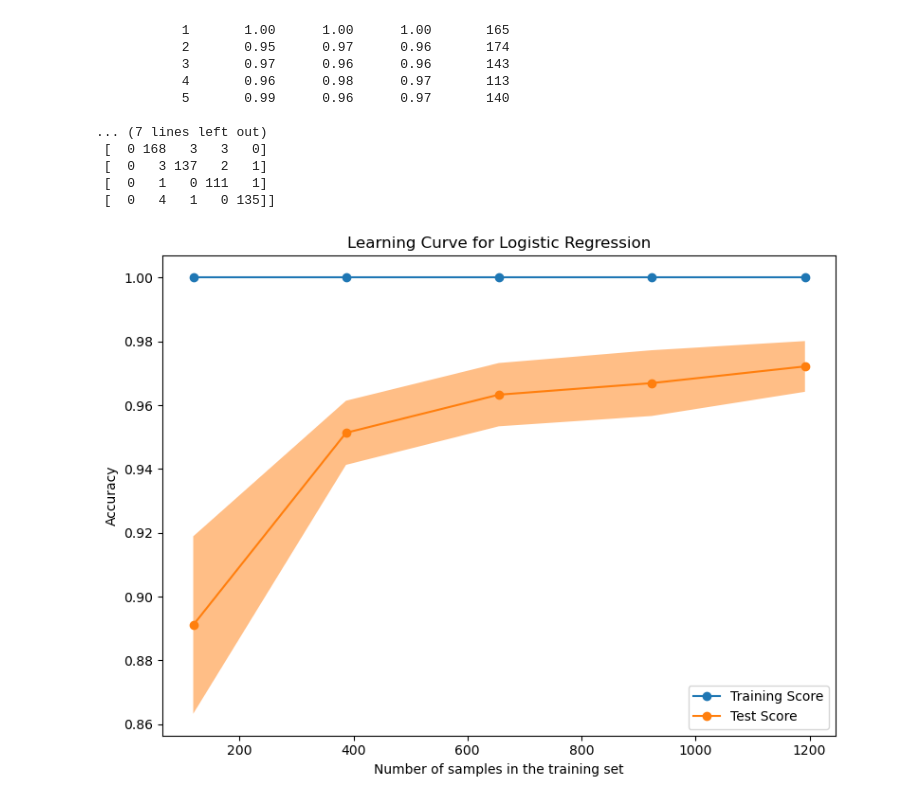
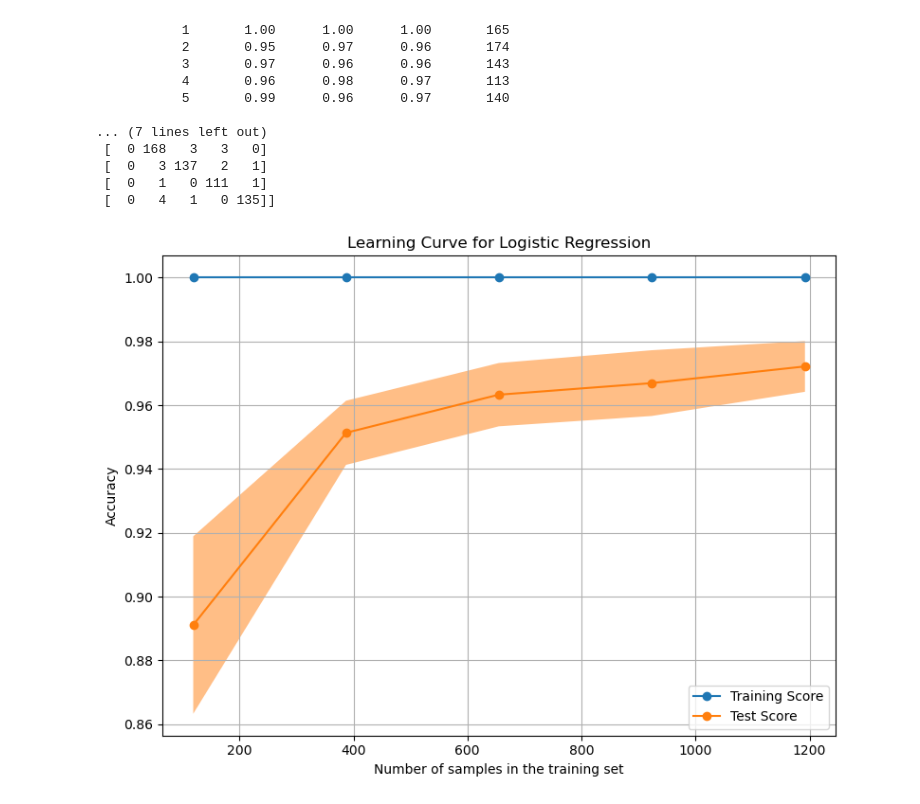
Before and after one commit to Alainogou/nlp-scraper, a Jupyter notebook: topic_detection.ipynb, the cells around one changed output. Saved outputs shown, nothing was run; the diff lists cells and outputs as text; code cells hidden in the pictures.

```diff
--- a/topic_detection.ipynb
+++ b/topic_detection.ipynb
@@ -126,32 +138,32 @@ with open('topic_classifier.pkl', 'wb') as file:
 import matplotlib.pyplot as plt
 import numpy as np
 from sklearn.model_selection import LearningCurveDisplay, ShuffleSplit
 
 
 common_params = {
     "X": X_train,
     "y": y_train,
     "train_sizes": np.linspace(0.1, 1.0, 5),
     "cv": ShuffleSplit(n_splits=50, test_size=0.2, random_state=0),
     "score_type": "both",
     "n_jobs": -1,
     "line_kw": {"marker": "o"},
     "std_display_style": "fill_between",
     "score_name": "Accuracy",
 }
 
 
 fig, ax = plt.subplots(figsize=(8, 6))
 
 LearningCurveDisplay.from_estimator(clf, **common_params, ax=ax)
 
 handles, label = ax.get_legend_handles_labels()
 ax.legend(handles[:2], ["Training Score", "Test Score"])
 ax.set_title("Learning Curve for Logistic Regression")
-
+plt.grid(True)
 plt.tight_layout()
 plt.show()
 
 fig.savefig('learning_curves.png')
 # %% [output]
-[figure, old version]
+[figure, new version]
```
Also changed, not shown: parts of 1 cell of this notebook, 7 other files.
